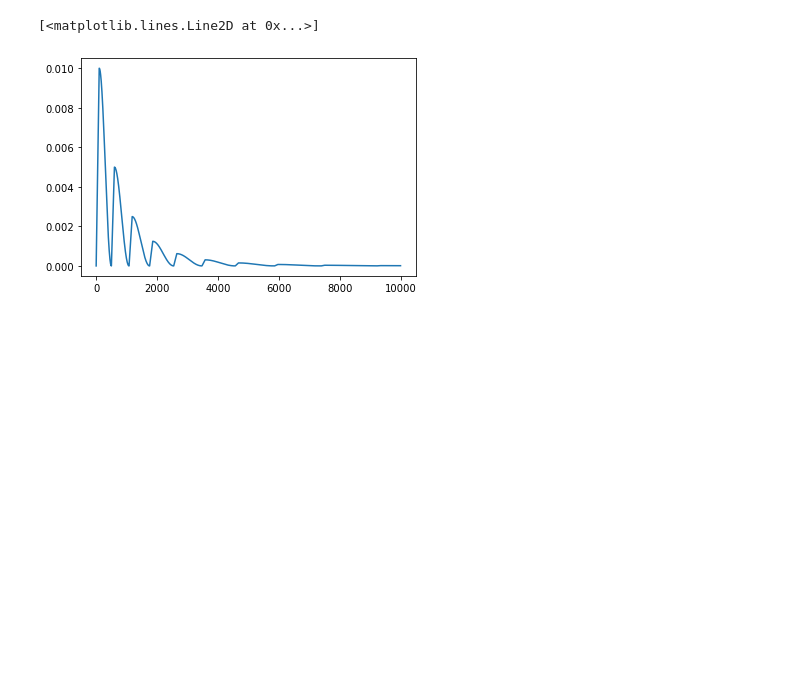
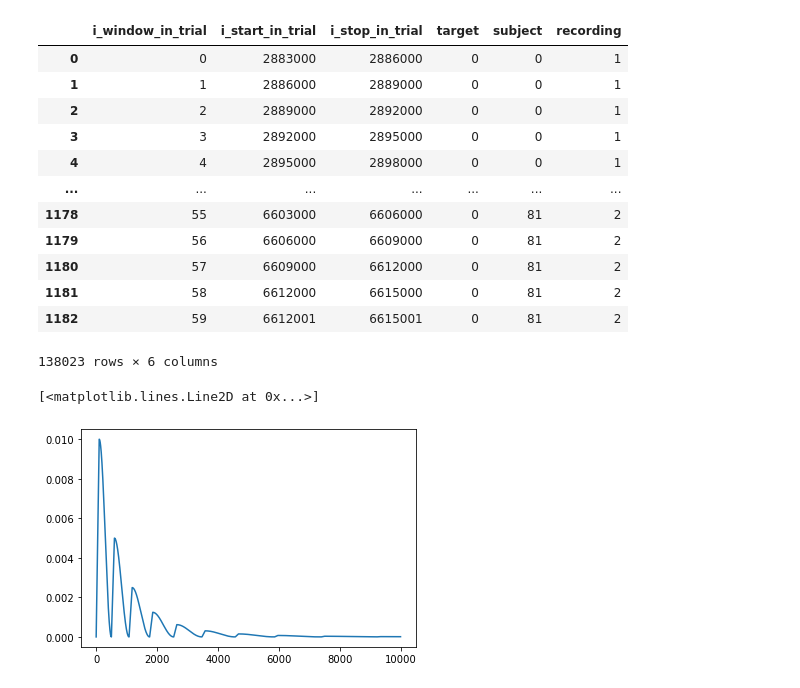
Before and after one commit to sleep-staging/multi-epoch, a Jupyter notebook: test.ipynb, the cells around one changed output. Saved outputs shown, nothing was run; the diff lists cells and outputs as text; code cells hidden in the pictures; blank space fills up the shorter version.

```diff
--- a/test.ipynb
+++ b/test.ipynb
@@ -150,3 +440,19 @@ Creating raw.info structure...
+# %%
+splitted["pretext"].get_metadata()
+# %% [output]
+|  | i_window_in_trial | i_start_in_trial | i_stop_in_trial | target | subject | recording |
+| 0 | 0 | 2883000 | 2886000 | 0 | 0 | 1 |
+| 1 | 1 | 2886000 | 2889000 | 0 | 0 | 1 |
+| 2 | 2 | 2889000 | 2892000 | 0 | 0 | 1 |
+| 3 | 3 | 2892000 | 2895000 | 0 | 0 | 1 |
+| 4 | 4 | 2895000 | 2898000 | 0 | 0 | 1 |
+| ... | ... | ... | ... | ... | ... | ... |
+| 1178 | 55 | 6603000 | 6606000 | 0 | 81 | 2 |
+| 1179 | 56 | 6606000 | 6609000 | 0 | 81 | 2 |
+| 1180 | 57 | 6609000 | 6612000 | 0 | 81 | 2 |
+| 1181 | 58 | 6612000 | 6615000 | 0 | 81 | 2 |
+| 1182 | 59 | 6612001 | 6615001 | 0 | 81 | 2 |
+138023 rows × 6 columns
 # %%
 %matplotlib inline
 
```
Also changed, not shown: parts of 7 cells of this notebook, 29 other files.
